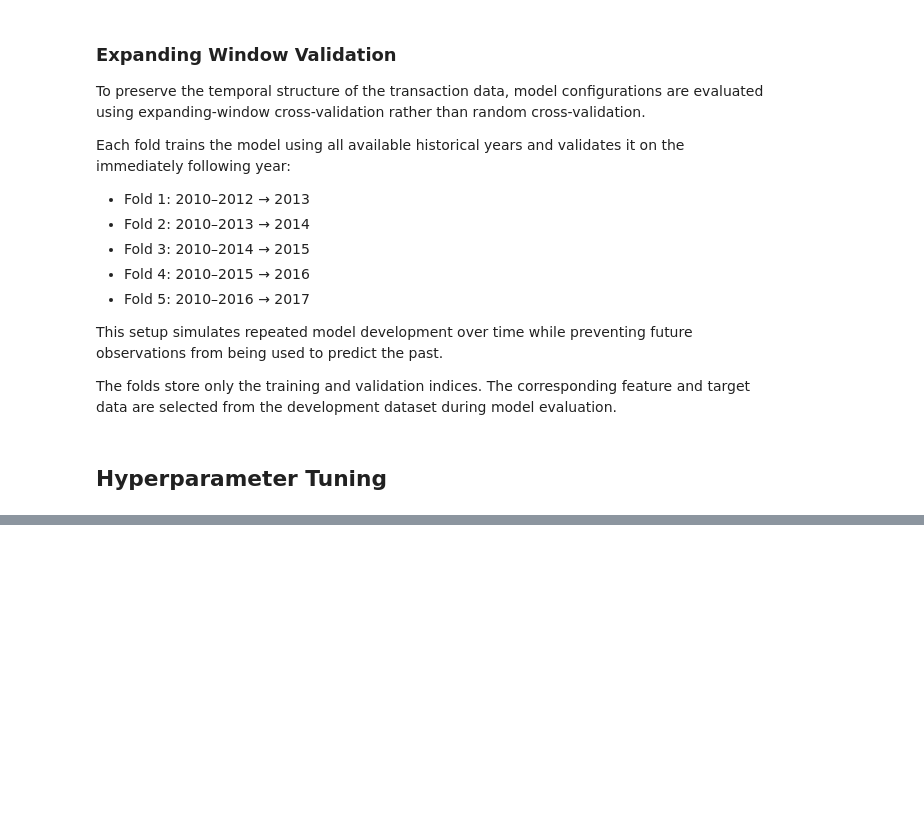
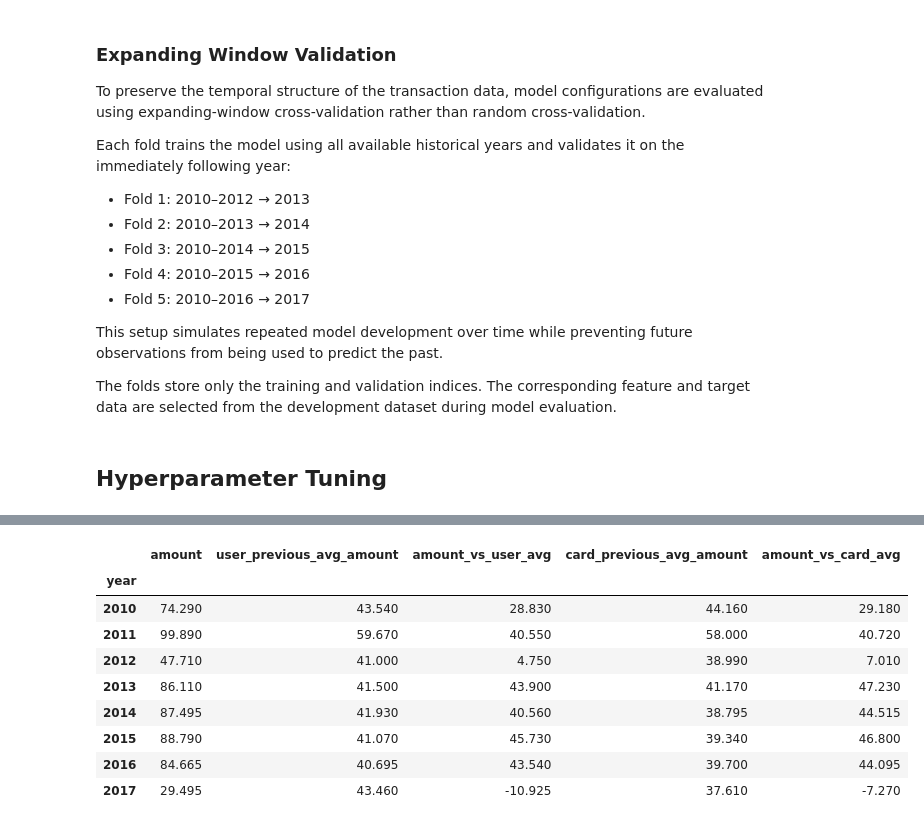
Before and after one commit to martynawieruszewska/finsight-fintech-analytics, a Jupyter notebook: notebooks/ml/06_gradient_boosting_tuning.ipynb, the cells around one changed output, grey strips where cells are left out. Drawn from its saved outputs; the diff is of its cells as text; code cells hidden in the pictures; blank space fills up the shorter version.

```diff
--- a/notebooks/ml/06_gradient_boosting_tuning.ipynb
+++ b/notebooks/ml/06_gradient_boosting_tuning.ipynb
@@ -453,0 +361,30 @@ feature_shift
+# %%
+fraud_features = X_development.copy()
+
+fraud_features["year"] = development_years.values
+fraud_features["is_fraud"] = y_development.values
+
+fraud_features = fraud_features[fraud_features["is_fraud"] == True]
+
+fraud_feature_medians = fraud_features.groupby("year")[
+    [
+        "amount",
+        "user_previous_avg_amount",
+        "amount_vs_user_avg",
+        "card_previous_avg_amount",
+        "amount_vs_card_avg"
+    ]
+].median()
+
+fraud_feature_medians
+# %% [output]
+|  | amount | user_previous_avg_amount | amount_vs_user_avg | card_previous_avg_amount | amount_vs_card_avg |
+| year |  |  |  |  |  |
+| 2010 | 74.290 | 43.540 | 28.830 | 44.160 | 29.180 |
+| 2011 | 99.890 | 59.670 | 40.550 | 58.000 | 40.720 |
+| 2012 | 47.710 | 41.000 | 4.750 | 38.990 | 7.010 |
+| 2013 | 86.110 | 41.500 | 43.900 | 41.170 | 47.230 |
+| 2014 | 87.495 | 41.930 | 40.560 | 38.795 | 44.515 |
+| 2015 | 88.790 | 41.070 | 45.730 | 39.340 | 46.800 |
+| 2016 | 84.665 | 40.695 | 43.540 | 39.700 | 44.095 |
+| 2017 | 29.495 | 43.460 | -10.925 | 37.610 | -7.270 |
```
Also changed, not shown: parts of 31 cells of this notebook.
